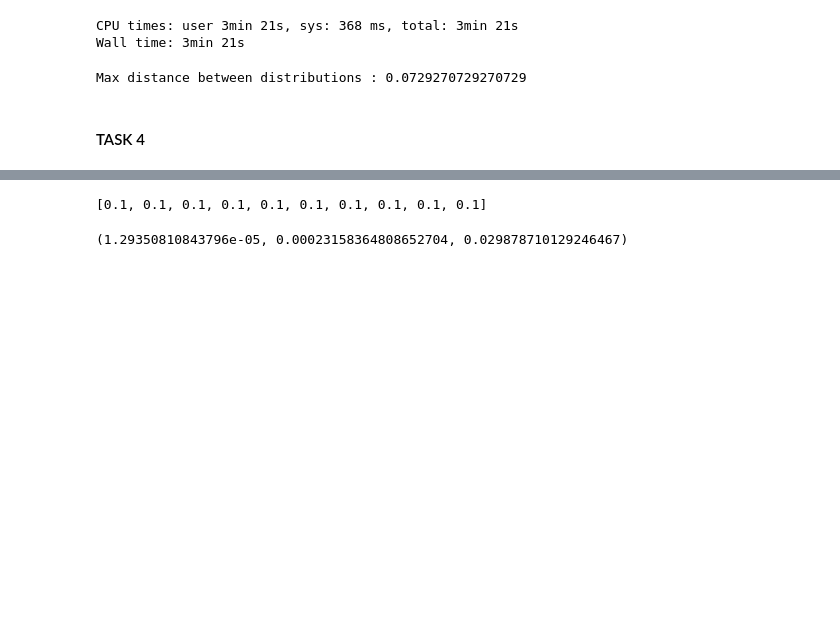
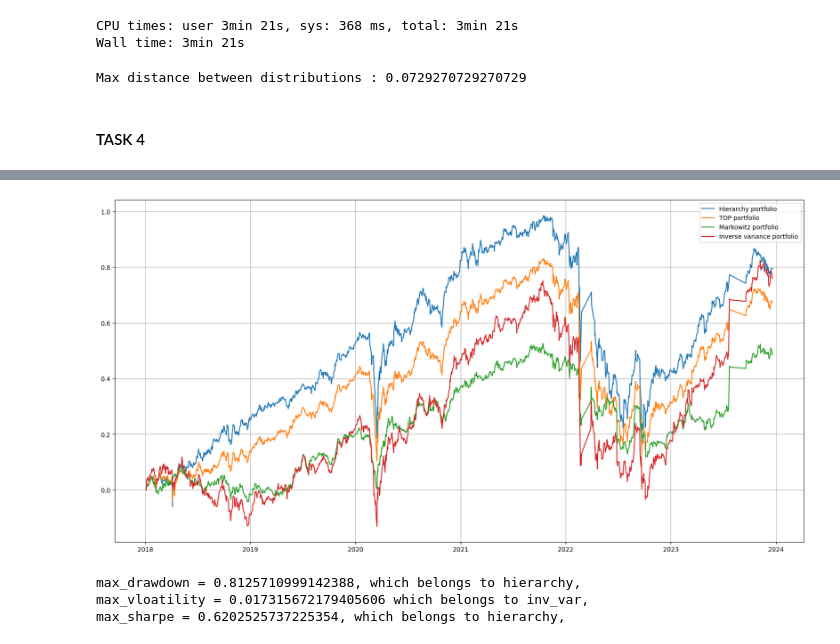
Before and after one commit to dmtrpolovnikov/network_analysis, a Jupyter notebook: practice_7.ipynb, the cells around one changed output, grey strips where cells are left out. Drawn from its saved outputs; the diff is of its cells as text; code cells hidden in the pictures; blank space fills up the shorter version.

```diff
--- a/practice_7.ipynb
+++ b/practice_7.ipynb
@@ -453,12 +443,13 @@ New cluster: (('NVTK', ('GAZP', 'GMKN')), 0.6373049605810516)
 tickers = [
     'NVTK', 'LKOH', 'ROSN', # cluster 1
     'GMKN', 'YNDX', 'POLY', # cluster 2
-    'SBER','TATN', 'MOEX'   # cluster 3
+    'GAZP', 'SBER', 'MOEX'   # cluster 3
 ]
 cluster1 = [ 'NVTK', 'LKOH', 'ROSN' ]
 cluster2 = [ 'GMKN', 'YNDX', 'POLY' ]
-cluster3 = [ 'SBER', 'TATN', 'MOEX' ]
+cluster3 = [ 'GAZP', 'SBER', 'MOEX' ]
 tickers_corr = tickers_corr.loc[tickers,tickers]
+tickers_cov = tickers_df.cov().loc[tickers,tickers]
 # %%
 # recursive division
 portfolio = tickers
@@ -490,0 +507,12 @@ equal_weighted = [1/N for col in tickers_df.columns]
+# %%
+# compare plots
+plt.figure(figsize=(20,10))
+plt.plot(pnls_hierarchy, label='Hierarchy portfolio')
+plt.plot(pnls_top, label='TOP portfolio')
+plt.plot(pnls_markowitz, label='Markowitz portfolio')
+plt.plot(pnls_inv_var, label='Inverse variance portfolio')
+plt.grid()
+plt.legend()
+plt.show()
+# %% [output]
+[figure, added]
@@ -491,8 +537,6 @@ equal_weighted = [1/N for col in tickers_df.columns]
 # %%
-equal_weighted
+pnls_list = [pnls_hierarchy, pnls_top, pnls_markowitz, pnls_inv_var]
+pnls_names = ['hierarchy', 'TOP', 'markowitz', 'inv_var']
+stats_list = []
+for pnl in pnls_list:
+    stats_list.append(return_stats(pnl))
-# %% [output]
-[0.1, 0.1, 0.1, 0.1, 0.1, 0.1, 0.1, 0.1, 0.1, 0.1]
-# %%
-V_t1, V_t2, V_t3
-# %% [output]
-(1.29350810843796e-05, 0.00023158364808652704, 0.029878710129246467)
@@ -498,0 +558,10 @@ V_t1, V_t2, V_t3
+# %%
+print(f'''
+max_drawdown = {max_drawdown}, which belongs to {pnls_names[max_drd_idx]},
+max_vloatility = {max_vloatility} which belongs to {pnls_names[max_volatility_idx]},
+max_sharpe = {max_sharpe}, which belongs to {pnls_names[max_sharpe_idx]},
+''')
+# %% [output]
+max_drawdown = 0.8125710999142388, which belongs to hierarchy,
+max_vloatility = 0.017315672179405606 which belongs to inv_var,
+max_sharpe = 0.6202525737225354, which belongs to hierarchy,
```
Also changed, not shown: parts of 9 cells of this notebook.
